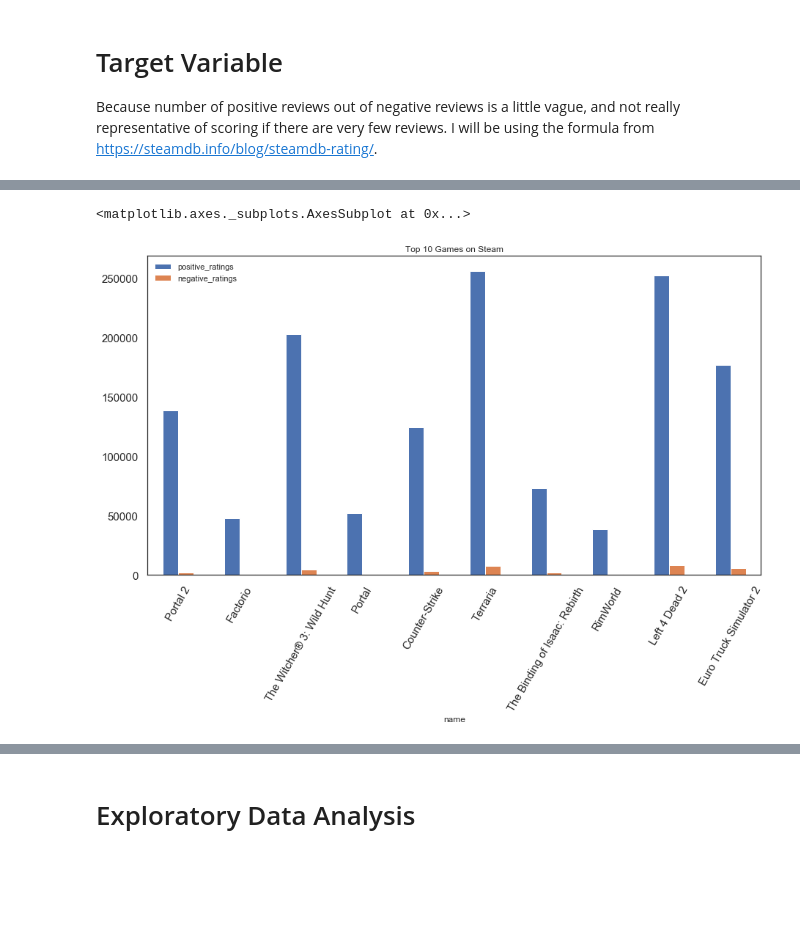
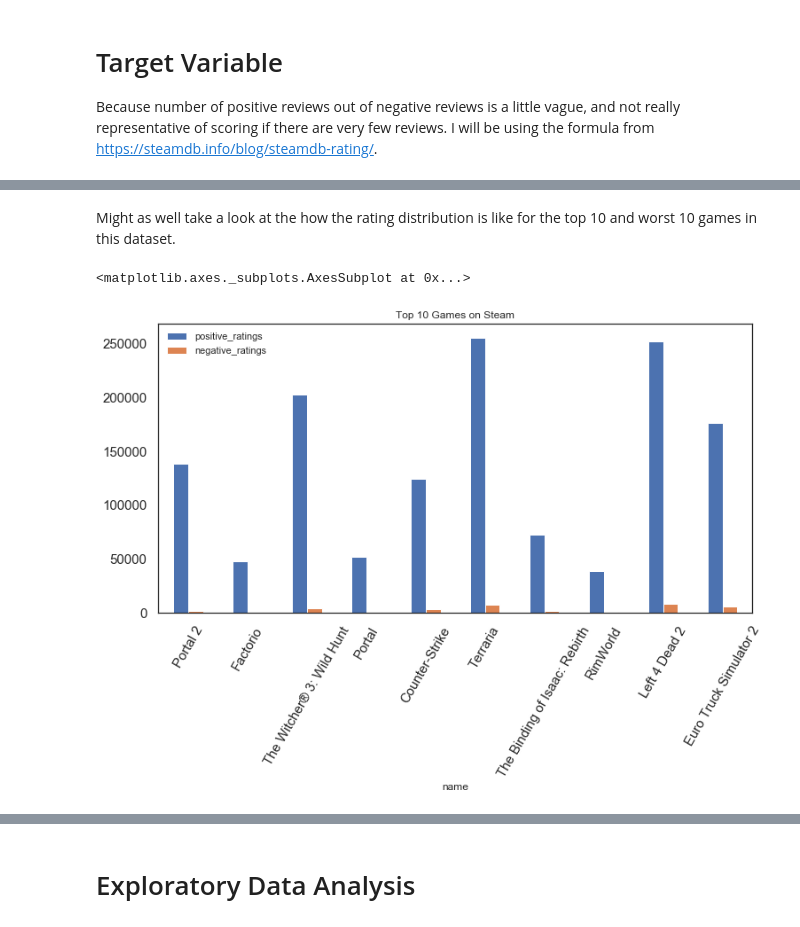
Before and after one commit to Moses-Lin/dsc-mod-2-project-v2-1, a Jupyter notebook: student1.ipynb, the cells around one changed output, grey strips where cells are left out. Saved outputs shown, nothing was run; the diff lists cells and outputs as text; code cells hidden in the pictures; blank space fills up the shorter version.

```diff
--- a/student1.ipynb
+++ b/student1.ipynb
@@ -149,9 +150,11 @@ df.head()
+# %% [markdown]
+Might as well take a look at the how the rating distribution is like for the top 10 and worst 10 games in this dataset.
 # %%
 top10 = df.nlargest(10, ['rating'])
 worst10 = df.nsmallest(10, ['rating'])
 # %%
-top10.plot(x='name', y=['positive_ratings', 'negative_ratings'], kind='bar', figsize=(15,8),title='Top 10 Games on Steam', fontsize=15, rot=60)
+top10.plot(x='name', y=['positive_ratings', 'negative_ratings'], kind='bar', figsize=(12,6),title='Top 10 Games on Steam', fontsize=15, rot=60)
 # %% [output]
 <matplotlib.axes._subplots.AxesSubplot at 0x...>
-[figure, old version]
+[figure, new version]
 # %%
```
Also changed, not shown: parts of 77 cells of this notebook.
